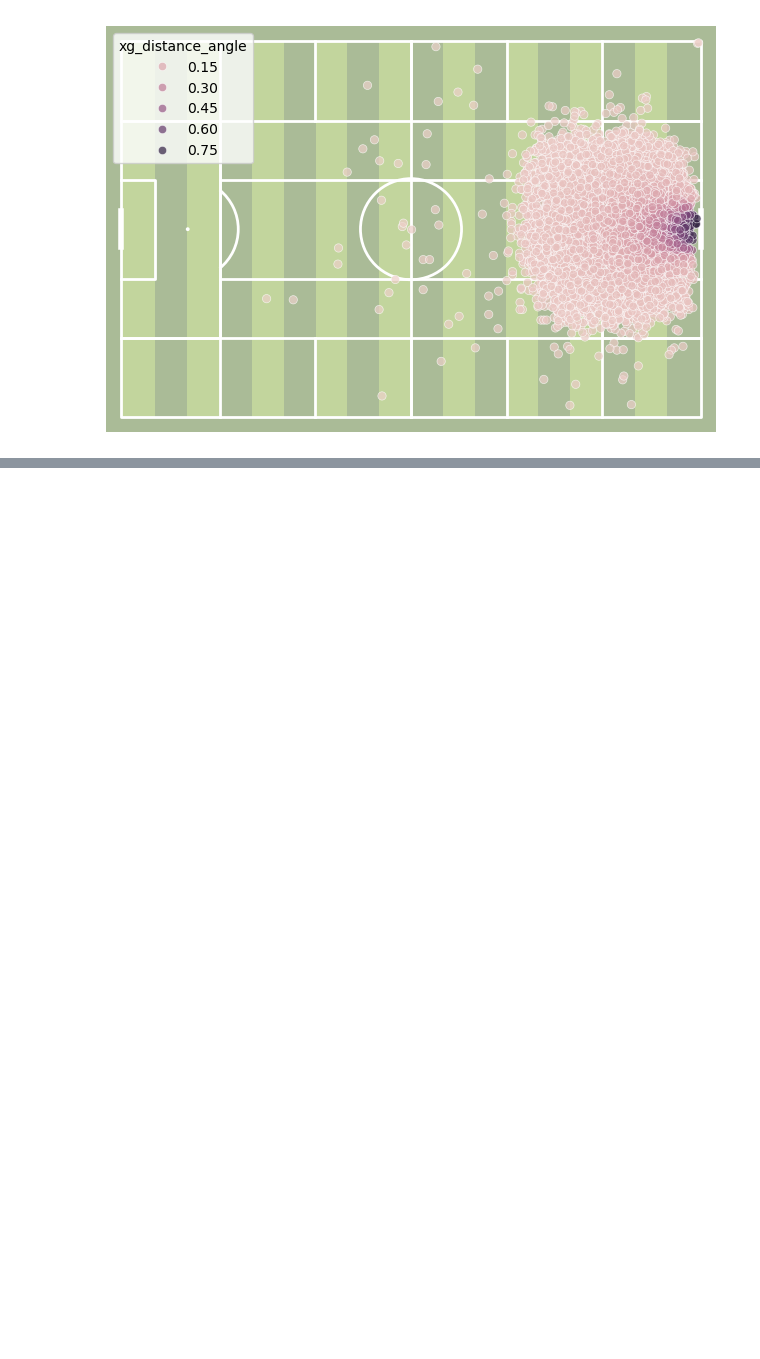
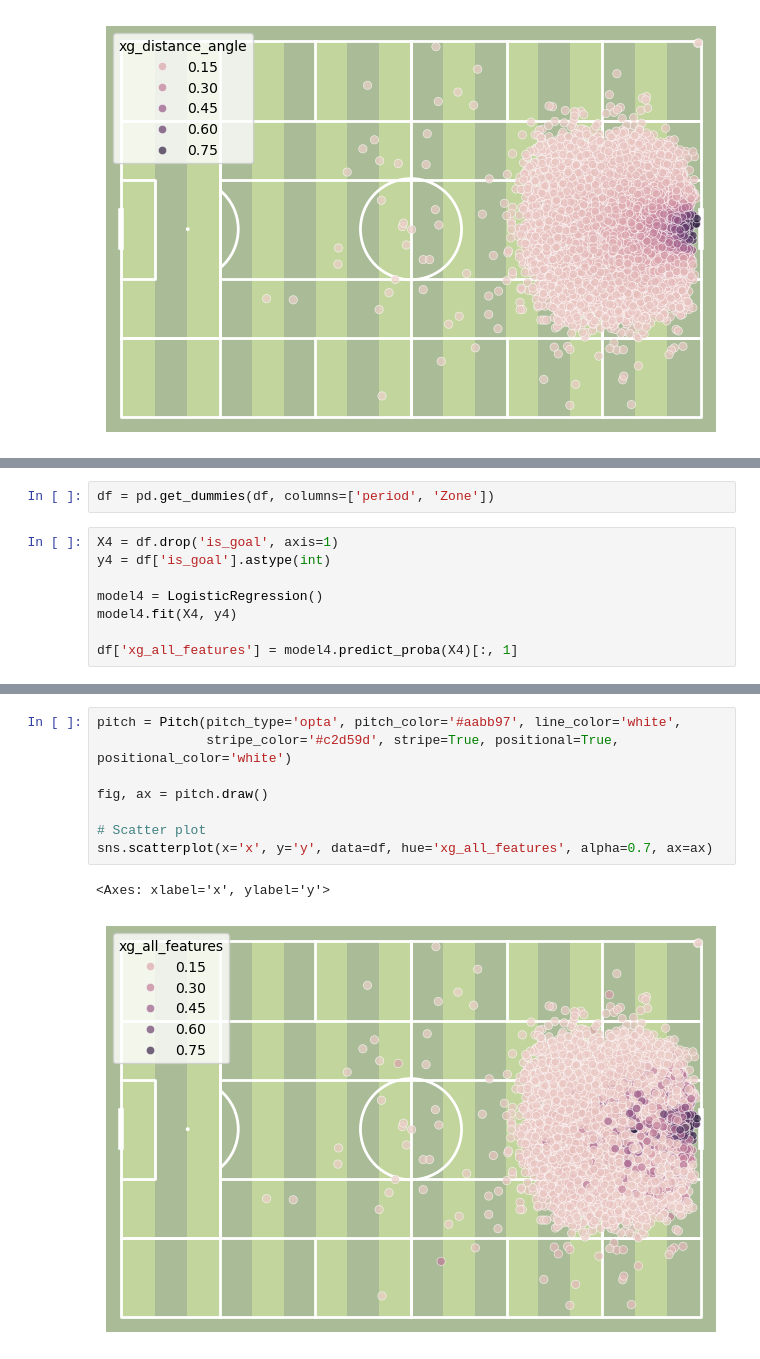
Before and after one commit to Data-Science-Club-ELTE/football-analytics, a Jupyter notebook: xg_model.ipynb, the cells around one changed output, grey strips where cells are left out. Drawn from its saved outputs; the diff is of its cells as text; blank space fills up the shorter version.

Commit message:
updated xg model with CV and other features

```diff
--- a/xg_model.ipynb
+++ b/xg_model.ipynb
@@ -199,0 +258,10 @@ sns.scatterplot(x='x', y='y', data=df, hue='xg_distance_angle', alpha=0.7, ax=ax
+# %%
+df = pd.get_dummies(df, columns=['period', 'Zone'])
+# %%
+X4 = df.drop('is_goal', axis=1)
+y4 = df['is_goal'].astype(int)
+
+model4 = LogisticRegression()
+model4.fit(X4, y4)
+
+df['xg_all_features'] = model4.predict_proba(X4)[:, 1]
@@ -199,0 +276,11 @@ sns.scatterplot(x='x', y='y', data=df, hue='xg_distance_angle', alpha=0.7, ax=ax
+# %%
+pitch = Pitch(pitch_type='opta', pitch_color='#aabb97', line_color='white',
+              stripe_color='#c2d59d', stripe=True, positional=True, positional_color='white')
+
+fig, ax = pitch.draw()
+
+# Scatter plot
+sns.scatterplot(x='x', y='y', data=df, hue='xg_all_features', alpha=0.7, ax=ax)
+# %% [output]
+<Axes: xlabel='x', ylabel='y'>
+[figure, added]
```
Also changed, not shown: parts of 11 cells of this notebook.
